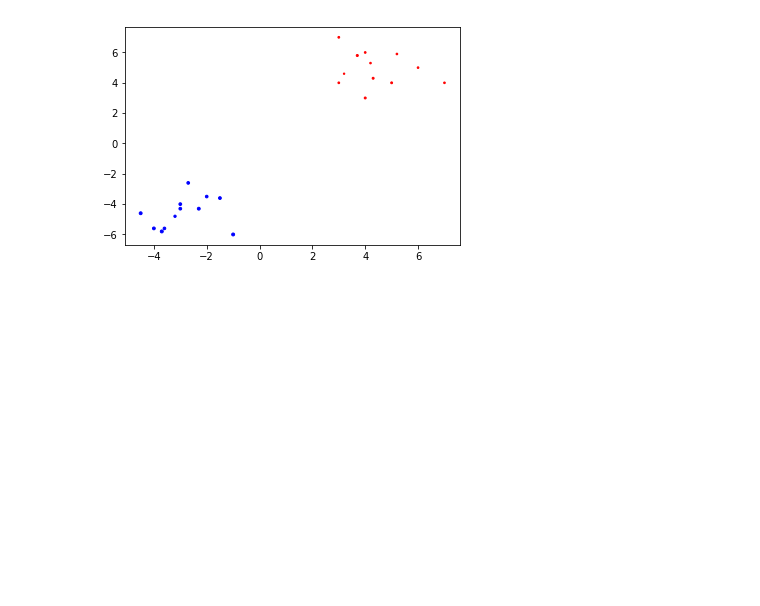
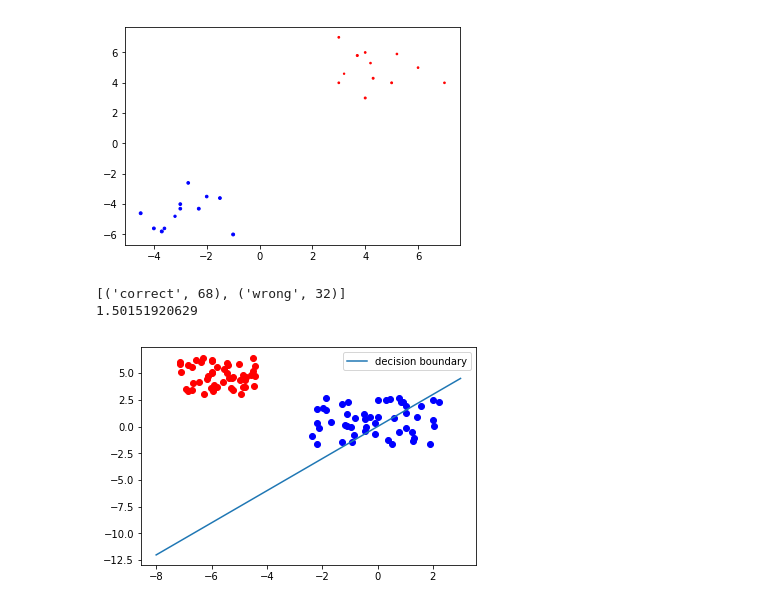
Before and after one commit to imran110219/Neural-Networks, a Jupyter notebook: A Simple Neural Network.ipynb, the cells around one changed output. Saved outputs shown, nothing was run; the diff lists cells and outputs as text; code cells hidden in the pictures; blank space fills up the shorter version.

```diff
--- a/A Simple Neural Network.ipynb
+++ b/A Simple Neural Network.ipynb
@@ -191,3 +191,79 @@ plt.scatter(X, Y, Z, c="b")
 plt.show()
 # %% [output]
 [figure]
+# %%
+import numpy as np
+from matplotlib import pyplot as plt
+npoints = 50
+X, Y = [], []
+# class 0
+X.append(np.random.uniform(low=-2.5, high=2.3, size=(npoints,)) )
+Y.append(np.random.uniform(low=-1.7, high=2.8, size=(npoints,)))
+# class 1
+X.append(np.random.uniform(low=-7.2, high=-4.4, size=(npoints,)) )
+Y.append(np.random.uniform(low=3, high=6.5, size=(npoints,)))
+learnset = []
+for i in range(2):
+    # adding points of class i to learnset
+    points = zip(X[i], Y[i])
+    for p in points:
+        learnset.append((p, i))
+colours = ["b", "r"]
+for i in range(2):
+    plt.scatter(X[i], Y[i], c=colours[i])
+# %%
+import numpy as np
+from collections import Counter
+class Perceptron:
+
+    def __init__(self, input_length, weights=None):
+        if weights==None:
+            self.weights = np.random.random((input_length)) * 2 - 1
+        self.learning_rate = 0.1
+
+    @staticmethod
+    def unit_step_function(x):
+        if x < 0:
+            return 0
+        return 1
+
+    def __call__(self, in_data):
+        weighted_input = self.weights * in_data
+        weighted_sum = weighted_input.sum()
+        return Perceptron.unit_step_function(weighted_sum)
+
+    def adjust(self,
+               target_result,
+               calculated_result,
+               in_data):
+        error = target_result - calculated_result
+        for i in range(len(in_data)):
+            correction = error * in_data[i] *self.learning_rate
+            self.weights[i] += correction
+
+
+p = Perceptron(2)
+for point, label in learnset:
+    p.adjust(label,
+             p(point),
+             point)
+evaluation = Counter()
+for point, label in learnset:
+    if p(point) == label:
+        evaluation["correct"] += 1
+    else:
+        evaluation["wrong"] += 1
+print(evaluation.most_common())
+colours = ["b", "r"]
+for i in range(2):
+    plt.scatter(X[i], Y[i], c=colours[i])
+XR = np.arange(-8, 4)
+m = -p.weights[0] / p.weights[1]
+print(m)
+plt.plot(XR, m*XR, label="decision boundary")
+plt.legend()
+plt.show()
+# %% [output]
+[('correct', 68), ('wrong', 32)]
+1.50151920629
+[figure, added]
```
Also changed, not shown: parts of 1 cell of this notebook.
